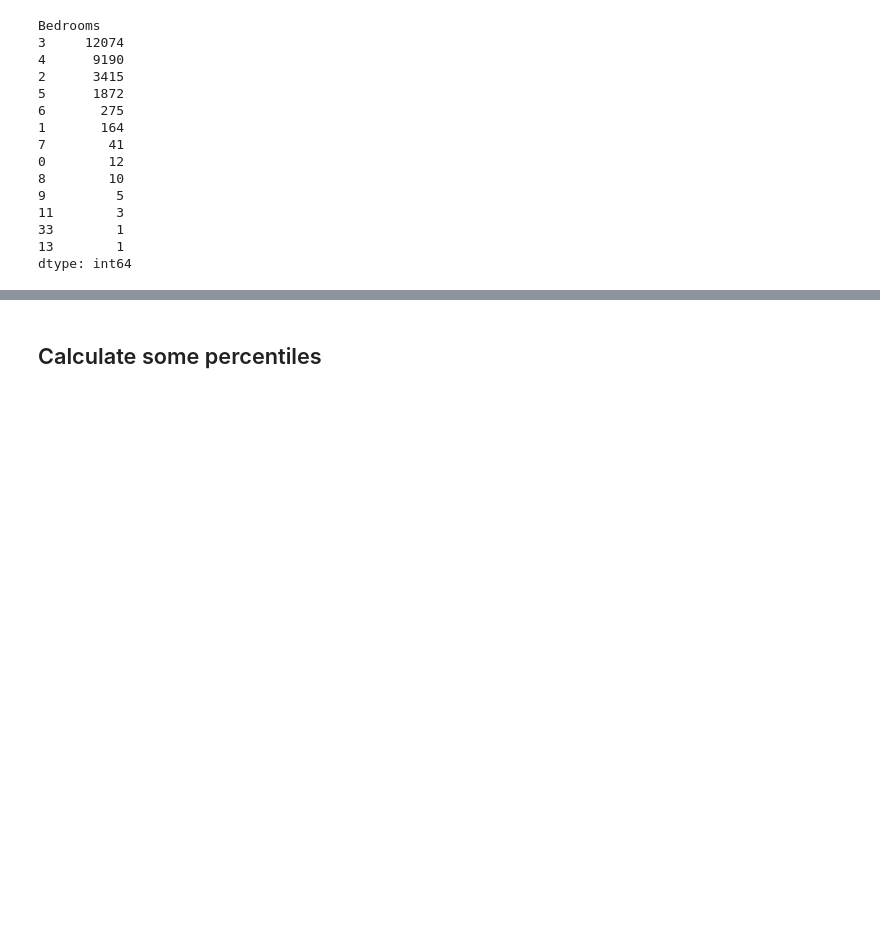
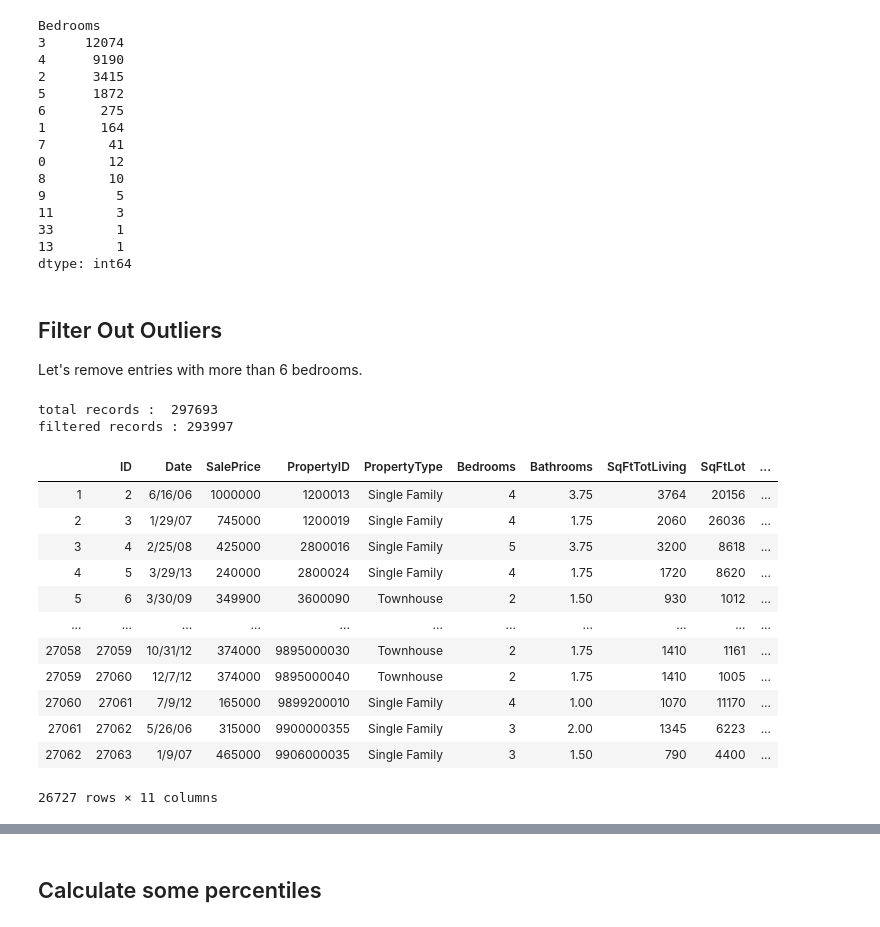
Before and after one commit to elephantscale/python-labs-solutions, a Jupyter notebook: exploration/2-explore-house-sales.ipynb, the cells around one changed output, grey strips where cells are left out. Saved outputs shown, nothing was run; the diff lists cells and outputs as text; code cells hidden in the pictures; blank space fills up the shorter version.

```diff
--- a/exploration/2-explore-house-sales.ipynb
+++ b/exploration/2-explore-house-sales.ipynb
@@ -97,3 +103,27 @@ Bedrooms
 33        1
 13        1
 dtype: int64
+# %% [markdown]
+## Filter Out Outliers
+Let's remove entries with more than 6 bedrooms.
+# %%
+filtered = house_prices.loc [house_prices['Bedrooms'] < 6]
+print ('total records : ', house_prices.size)
+print ('filtered records :', filtered.size)
+filtered
+# %% [output]
+total records :  297693
+filtered records : 293997
+|  | ID | Date | SalePrice | PropertyID | PropertyType | Bedrooms | Bathrooms | SqFtTotLiving | SqFtLot | ... |
+| 1 | 2 | 6/16/06 | 1000000 | 1200013 | Single Family | 4 | 3.75 | 3764 | 20156 | ... |
+| 2 | 3 | 1/29/07 | 745000 | 1200019 | Single Family | 4 | 1.75 | 2060 | 26036 | ... |
+| 3 | 4 | 2/25/08 | 425000 | 2800016 | Single Family | 5 | 3.75 | 3200 | 8618 | ... |
+| 4 | 5 | 3/29/13 | 240000 | 2800024 | Single Family | 4 | 1.75 | 1720 | 8620 | ... |
+| 5 | 6 | 3/30/09 | 349900 | 3600090 | Townhouse | 2 | 1.50 | 930 | 1012 | ... |
+| ... | ... | ... | ... | ... | ... | ... | ... | ... | ... | ... |
+| 27058 | 27059 | 10/31/12 | 374000 | 9895000030 | Townhouse | 2 | 1.75 | 1410 | 1161 | ... |
+| 27059 | 27060 | 12/7/12 | 374000 | 9895000040 | Townhouse | 2 | 1.75 | 1410 | 1005 | ... |
+| 27060 | 27061 | 7/9/12 | 165000 | 9899200010 | Single Family | 4 | 1.00 | 1070 | 11170 | ... |
+| 27061 | 27062 | 5/26/06 | 315000 | 9900000355 | Single Family | 3 | 2.00 | 1345 | 6223 | ... |
+| 27062 | 27063 | 1/9/07 | 465000 | 9906000035 | Single Family | 3 | 1.50 | 790 | 4400 | ... |
+26727 rows × 11 columns
```
Also changed, not shown: parts of 11 cells of this notebook, 3 other files.
